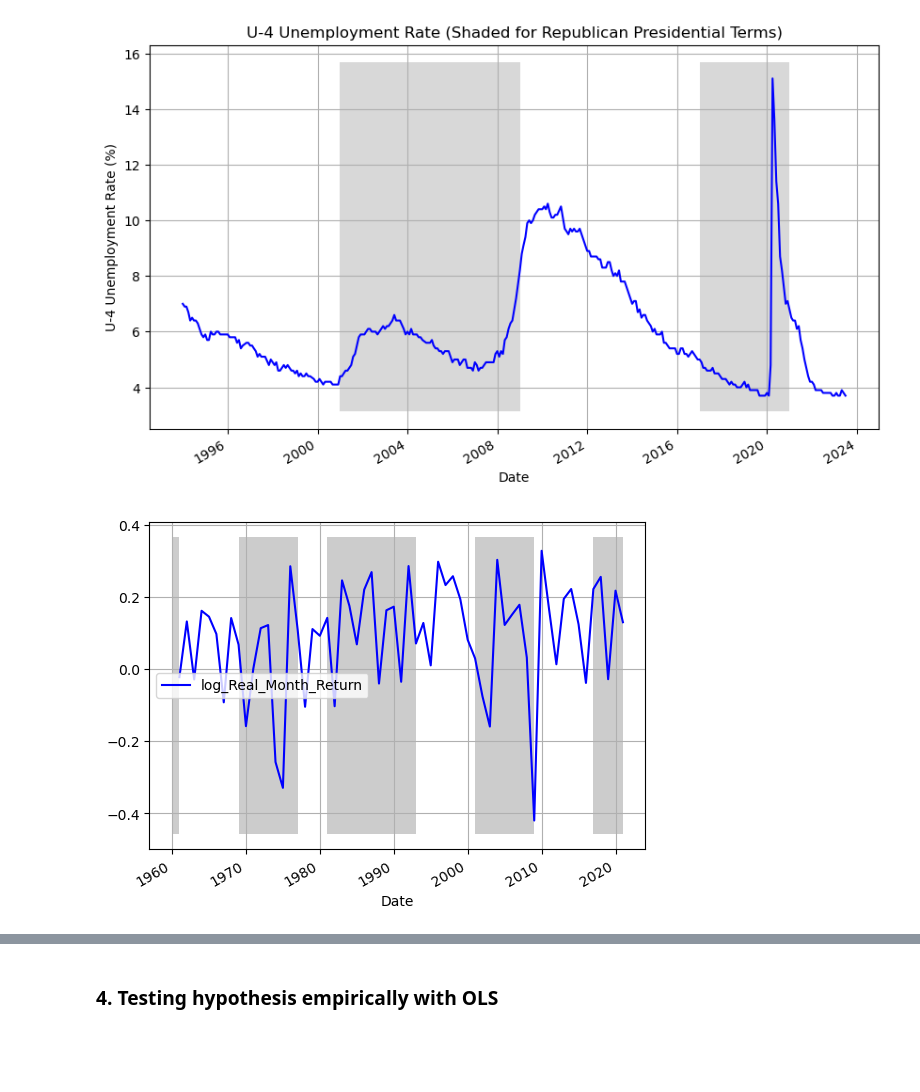
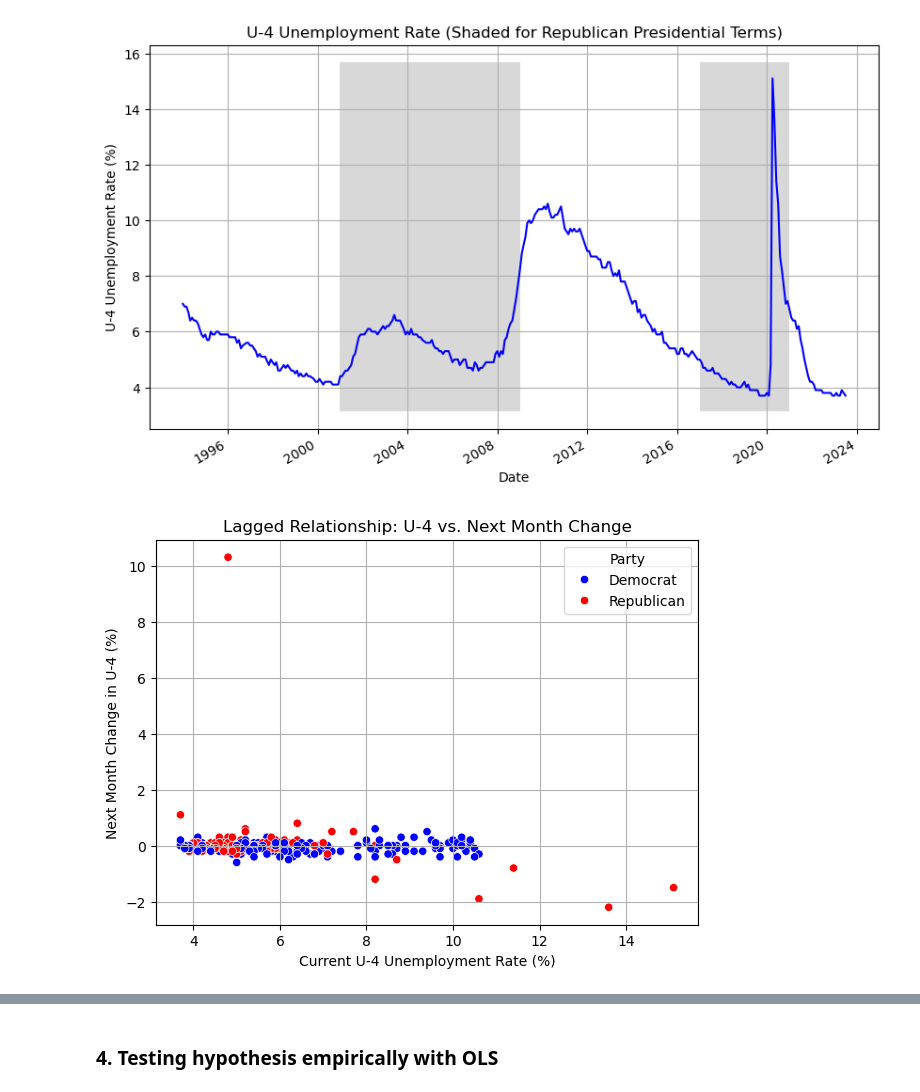
Before and after one commit to llorracc/as.180.369, a Jupyter notebook: contrib/zoemchan/U4RATE.ipynb, the cells around one changed output, grey strips where cells are left out. Cells and saved outputs as stored; diff of their text form; code cells hidden in the pictures; blank space fills up the shorter version.

```diff
--- a/contrib/zoemchan/U4RATE.ipynb
+++ b/contrib/zoemchan/U4RATE.ipynb
@@ -143,25 +143,38 @@ ax.grid(True)
 plt.show()
 # %% [output]
 [figure]
-# %%
-# Plot log total returns over time. Shade GOP presidential terms
-# convenience function
-def plot_series(ax, df, index='Date', cols=['log_Real_Month_Return'], area='GOP'):
-    # convert area variable to boolean
-    df[area] = df[area].astype(int).astype(bool)
-    # set up an index based on date
-    df = df.set_index(keys=index, drop=False)
-    # line plot
-    df.plot(ax=ax, x=index, y=cols, color='blue')
-    # extract limits
-    y1, y2 = ax.get_ylim()
-    ax.fill_between(df[index].index, y1=y1, y2=y2, where=df[area], facecolor='grey', alpha=0.4)
-    return ax
-
-# set up figure, axis
-f, ax = plt.subplots()
-plot_series(ax, df)
-ax.grid(True)
-plt.show()
-# %% [output]
-[figure, removed]
+# %%
+import seaborn as sns
+import matplotlib.pyplot as plt
+
+# Ensure GOP is numeric
+df['GOP'] = df['GOP'].astype(int)
+
+# Create lagged unemployment column
+df['U4_Next_Month'] = df['U4_Unemployment_Rate'].shift(-1)
+df['U4_Change'] = df['U4_Next_Month'] - df['U4_Unemployment_Rate']
+
+# Define color palette and order explicitly
+palette = {1: 'red', 0: 'blue'}
+
+plt.figure(figsize=(7,5))
+sns.scatterplot(
+    data=df,
+    x='U4_Unemployment_Rate',
+    y='U4_Change',
+    hue='GOP',
+    palette=palette,
+    hue_order=[0, 1]  # Ensure correct order (0=Democrat, 1=Republican)
+)
+
+# Manually set legend labels to match color order
+handles, labels = plt.gca().get_legend_handles_labels()
+plt.legend(handles=handles, labels=["Democrat", "Republican"], title="Party")
+
+plt.title("Lagged Relationship: U-4 vs. Next Month Change")
+plt.xlabel("Current U-4 Unemployment Rate (%)")
+plt.ylabel("Next Month Change in U-4 (%)")
+plt.grid(True)
+plt.show()
+# %% [output]
+[figure, added]
```
Also changed, not shown: parts of 3 cells of this notebook.
